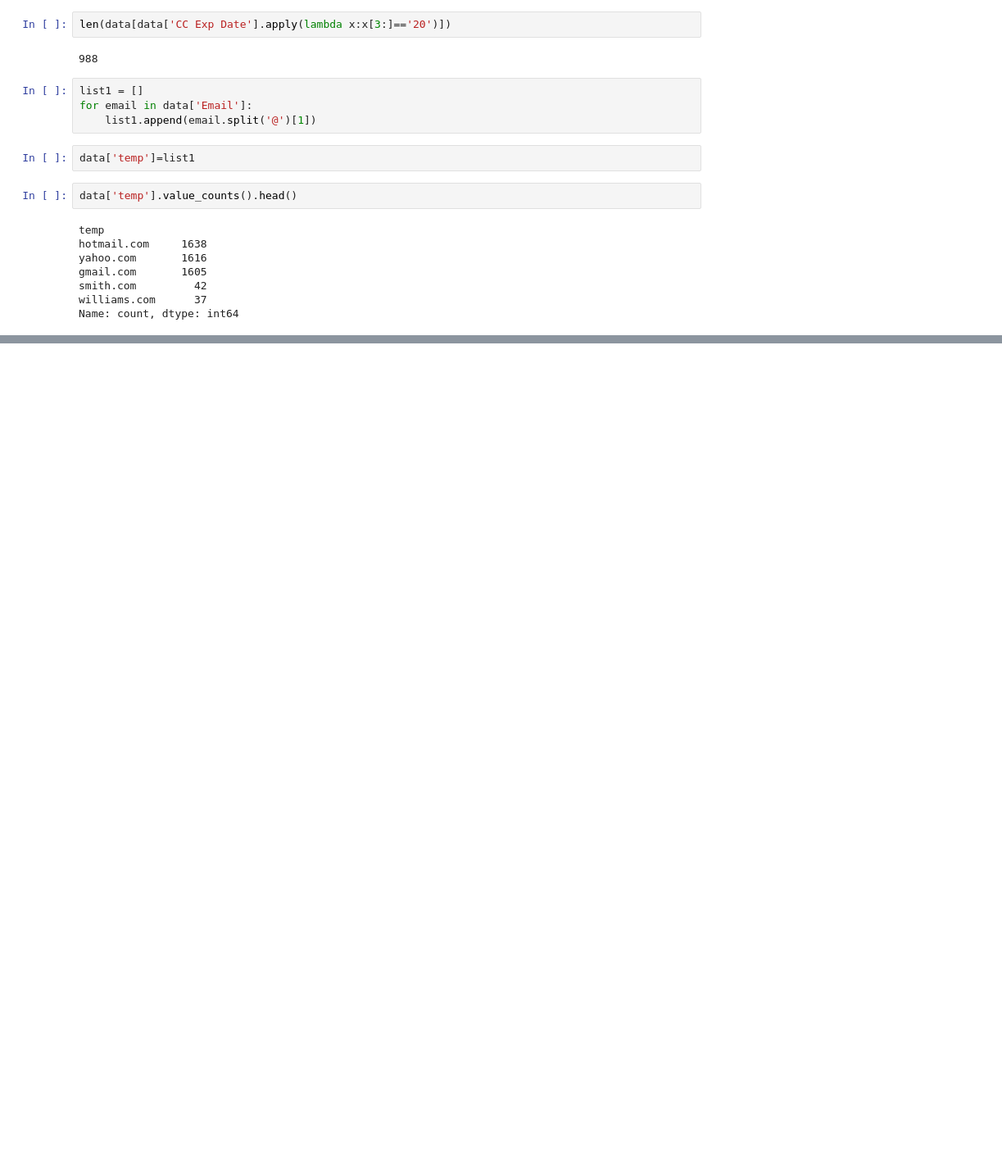
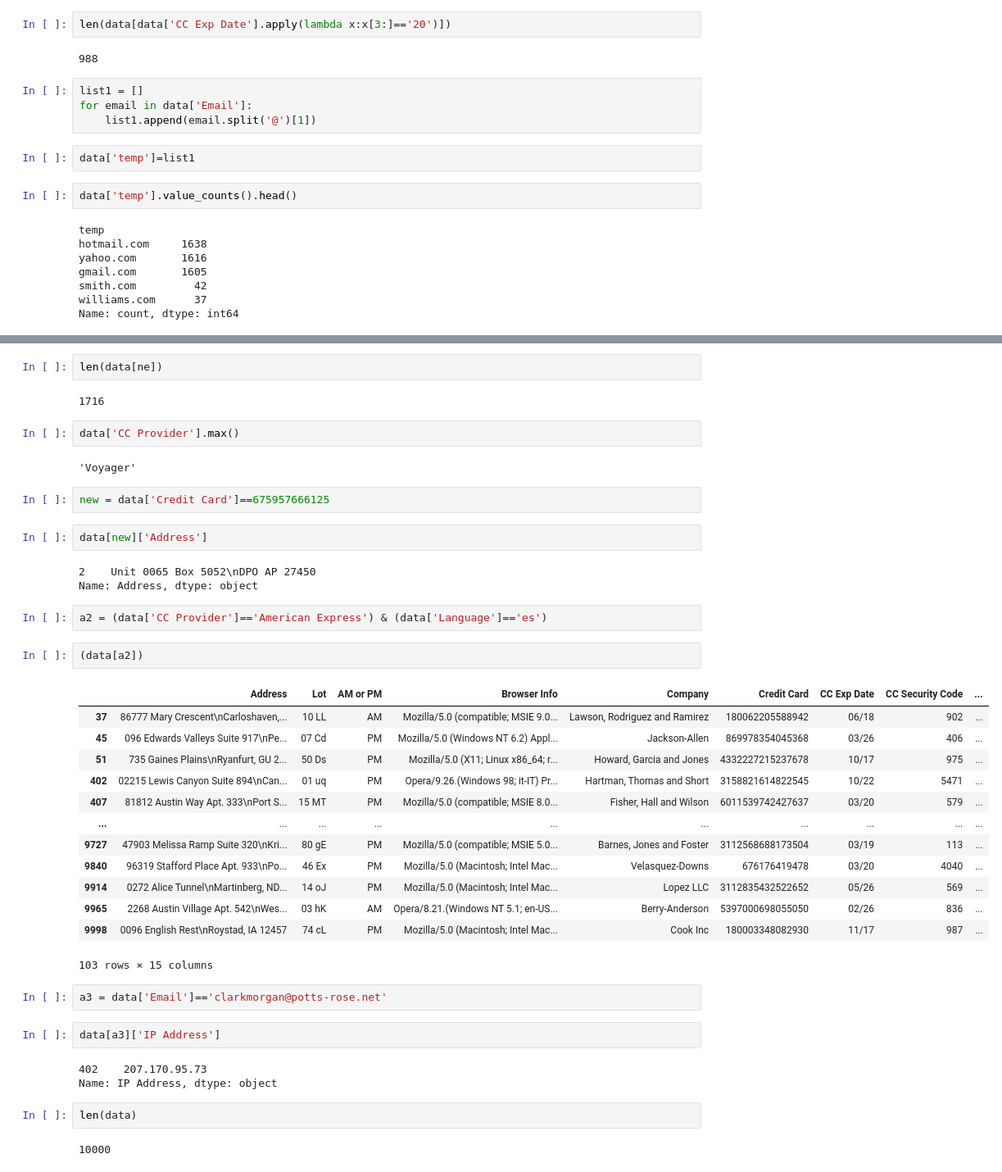
Before and after one commit to sundaram25018/pandas, a Jupyter notebook: EcommerseAnalysis.ipynb, the cells around one changed output, grey strips where cells are left out. Shown at 82% size. Drawn from its saved outputs; the diff is of its cells as text; blank space fills up the shorter version.

```diff
--- a/EcommerseAnalysis.ipynb
+++ b/EcommerseAnalysis.ipynb
@@ -216,0 +279,44 @@ Name: count, dtype: int64
+# %%
+len(data[ne])
+# %% [output]
+1716
+# %%
+data['CC Provider'].max()
+# %% [output]
+'Voyager'
+# %%
+new = data['Credit Card']==675957666125
+# %%
+data[new]['Address']
+# %% [output]
+2    Unit 0065 Box 5052\nDPO AP 27450
+Name: Address, dtype: object
+# %%
+a2 = (data['CC Provider']=='American Express') & (data['Language']=='es')
+# %%
+(data[a2])
+# %% [output]
+|  | Address | Lot | AM or PM | Browser Info | Company | Credit Card | CC Exp Date | CC Security Code | ... |
+| 37 | 86777 Mary Crescent\nCarloshaven,... | 10 LL | AM | Mozilla/5.0 (compatible; MSIE 9.0... | Lawson, Rodriguez and Ramirez | 180062205588942 | 06/18 | 902 | ... |
+| 45 | 096 Edwards Valleys Suite 917\nPe... | 07 Cd | PM | Mozilla/5.0 (Windows NT 6.2) Appl... | Jackson-Allen | 869978354045368 | 03/26 | 406 | ... |
+| 51 | 735 Gaines Plains\nRyanfurt, GU 2... | 50 Ds | PM | Mozilla/5.0 (X11; Linux x86_64; r... | Howard, Garcia and Jones | 4332227215237678 | 10/17 | 975 | ... |
+| 402 | 02215 Lewis Canyon Suite 894\nCan... | 01 uq | PM | Opera/9.26.(Windows 98; it-IT) Pr... | Hartman, Thomas and Short | 3158821614822545 | 10/22 | 5471 | ... |
+| 407 | 81812 Austin Way Apt. 333\nPort S... | 15 MT | PM | Mozilla/5.0 (compatible; MSIE 8.0... | Fisher, Hall and Wilson | 6011539742427637 | 03/20 | 579 | ... |
+| ... | ... | ... | ... | ... | ... | ... | ... | ... | ... |
+| 9727 | 47903 Melissa Ramp Suite 320\nKri... | 80 gE | PM | Mozilla/5.0 (compatible; MSIE 5.0... | Barnes, Jones and Foster | 3112568688173504 | 03/19 | 113 | ... |
+| 9840 | 96319 Stafford Place Apt. 933\nPo... | 46 Ex | PM | Mozilla/5.0 (Macintosh; Intel Mac... | Velasquez-Downs | 676176419478 | 03/20 | 4040 | ... |
+| 9914 | 0272 Alice Tunnel\nMartinberg, ND... | 14 oJ | PM | Mozilla/5.0 (Macintosh; Intel Mac... | Lopez LLC | 3112835432522652 | 05/26 | 569 | ... |
+| 9965 | 2268 Austin Village Apt. 542\nWes... | 03 hK | AM | Opera/8.21.(Windows NT 5.1; en-US... | Berry-Anderson | 5397000698055050 | 02/26 | 836 | ... |
+| 9998 | 0096 English Rest\nRoystad, IA 12457 | 74 cL | PM | Mozilla/5.0 (Macintosh; Intel Mac... | Cook Inc | 180003348082930 | 11/17 | 987 | ... |
+103 rows × 15 columns
+# %%
+a3 = data['Email']=='clarkmorgan@potts-rose.net'
+# %%
+data[a3]['IP Address']
+# %% [output]
+402    207.170.95.73
+Name: IP Address, dtype: object
+# %%
+len(data)
+# %% [output]
+10000
```
Also changed, not shown: parts of 11 cells of this notebook, 6 other files.
